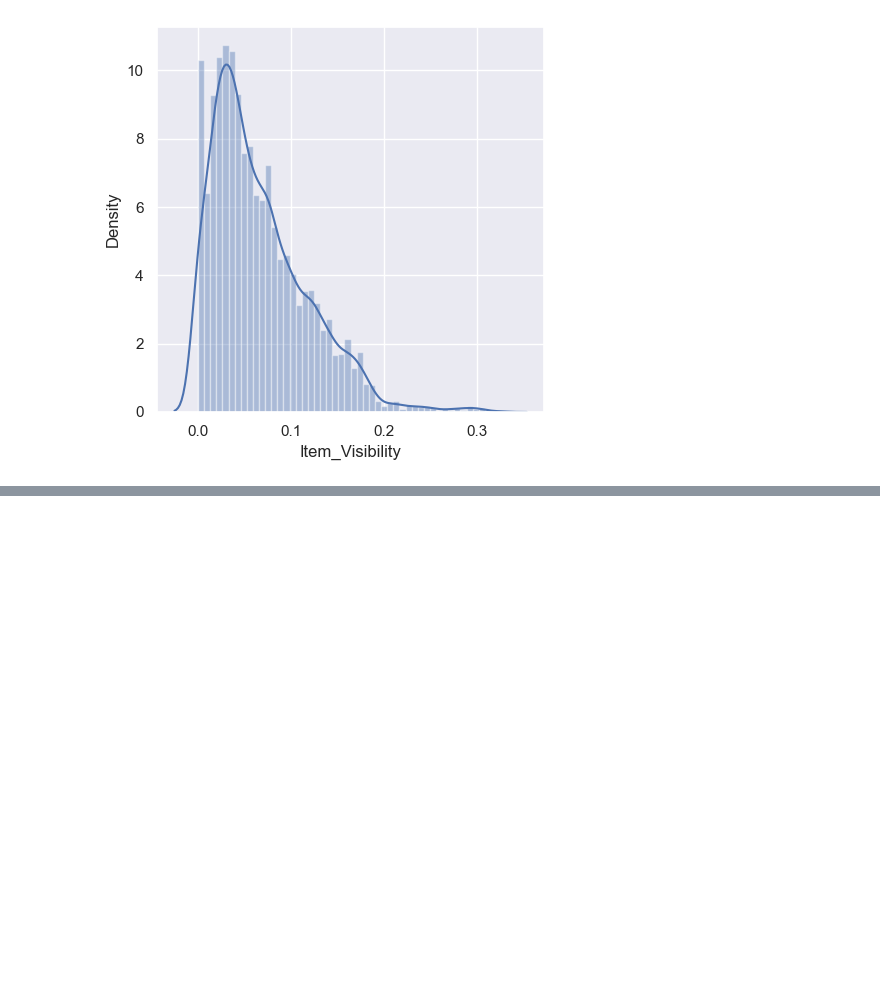
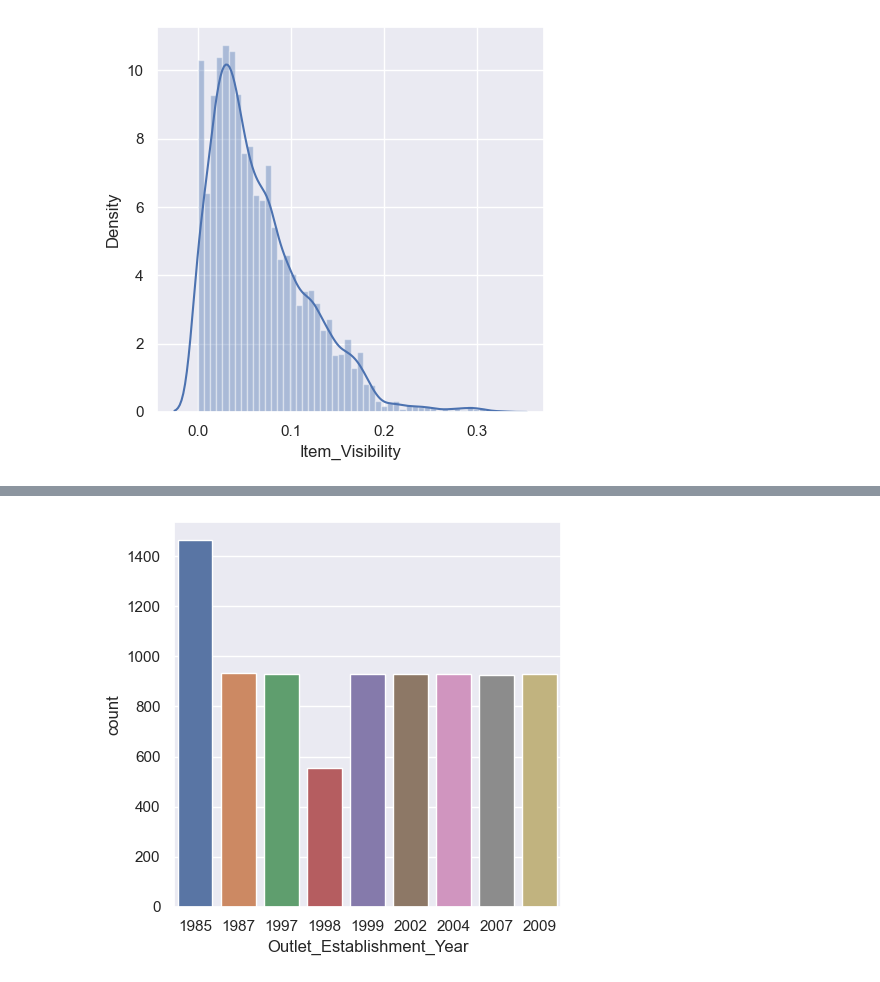
Before and after one commit to cwg7/sales-forecasting, a Jupyter notebook: sales_forecasting.ipynb, the cells around one changed output, grey strips where cells are left out. Saved outputs shown, nothing was run; the diff lists cells and outputs as text; code cells hidden in the pictures; blank space fills up the shorter version.

```diff
--- a/sales_forecasting.ipynb
+++ b/sales_forecasting.ipynb
@@ -183,0 +200,7 @@ plt.show()
+# %%
+# Outlet_Establishment_Year
+plt.figure(figsize=(5,5))
+sns.countplot(x='Outlet_Establishment_Year', data= data)
+plt.show()
+# %% [output]
+[figure, added]
```
Also changed, not shown: parts of 2 cells of this notebook.
